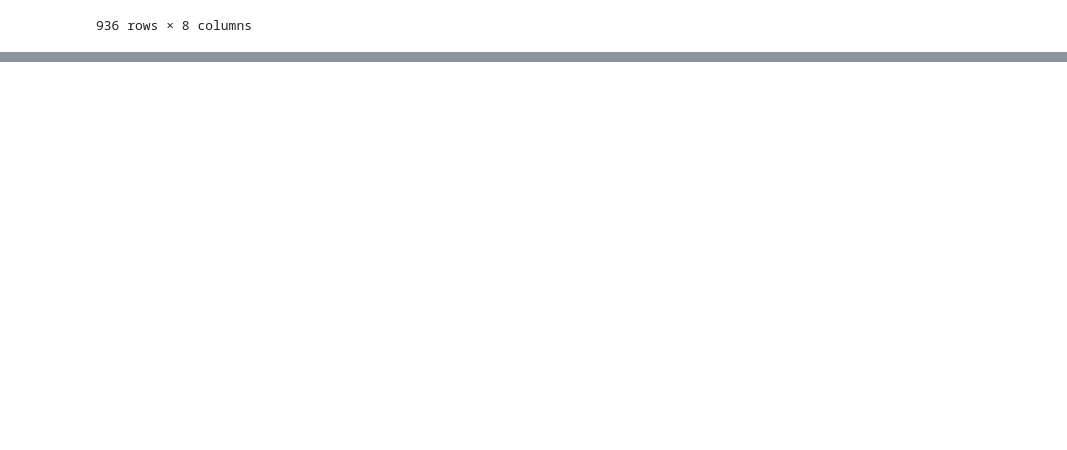
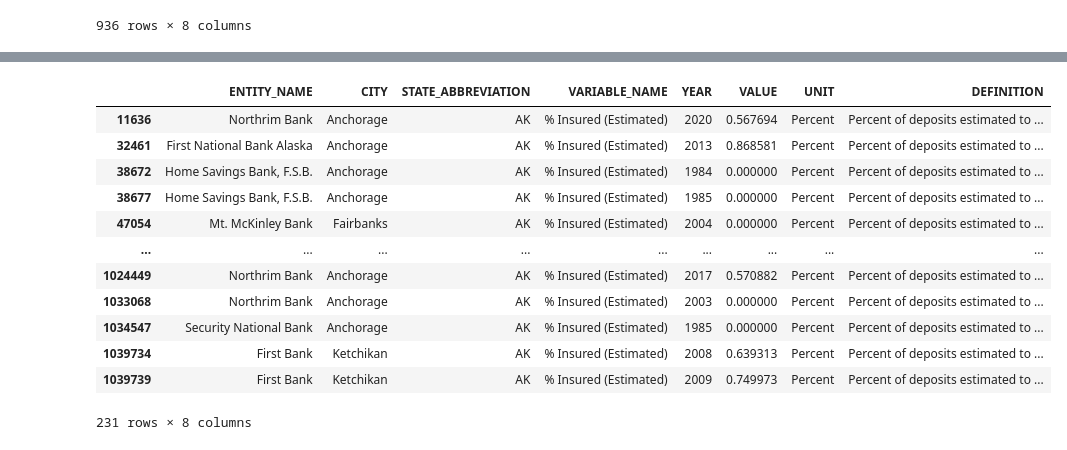
Before and after one commit to vksk0258/snowflake-streamlit, a Jupyter notebook: query.ipynb, the cells around one changed output, grey strips where cells are left out. Cells and saved outputs as stored; diff of their text form; code cells hidden in the pictures; blank space fills up the shorter version.

```diff
--- a/query.ipynb
+++ b/query.ipynb
@@ -96,0 +98,17 @@ NameError: name 'alt' is not defined
+# %%
+filtered_df_state_Insured = df_Insured[df_Insured['STATE_ABBREVIATION'] == 'AK']
+filtered_df_state_Insured
+# %% [output]
+|  | ENTITY_NAME | CITY | STATE_ABBREVIATION | VARIABLE_NAME | YEAR | VALUE | UNIT | DEFINITION |
+| 11636 | Northrim Bank | Anchorage | AK | % Insured (Estimated) | 2020 | 0.567694 | Percent | Percent of deposits estimated to ... |
+| 32461 | First National Bank Alaska | Anchorage | AK | % Insured (Estimated) | 2013 | 0.868581 | Percent | Percent of deposits estimated to ... |
+| 38672 | Home Savings Bank, F.S.B. | Anchorage | AK | % Insured (Estimated) | 1984 | 0.000000 | Percent | Percent of deposits estimated to ... |
+| 38677 | Home Savings Bank, F.S.B. | Anchorage | AK | % Insured (Estimated) | 1985 | 0.000000 | Percent | Percent of deposits estimated to ... |
+| 47054 | Mt. McKinley Bank | Fairbanks | AK | % Insured (Estimated) | 2004 | 0.000000 | Percent | Percent of deposits estimated to ... |
+| ... | ... | ... | ... | ... | ... | ... | ... | ... |
+| 1024449 | Northrim Bank | Anchorage | AK | % Insured (Estimated) | 2017 | 0.570882 | Percent | Percent of deposits estimated to ... |
+| 1033068 | Northrim Bank | Anchorage | AK | % Insured (Estimated) | 2003 | 0.000000 | Percent | Percent of deposits estimated to ... |
+| 1034547 | Security National Bank | Anchorage | AK | % Insured (Estimated) | 1985 | 0.000000 | Percent | Percent of deposits estimated to ... |
+| 1039734 | First Bank | Ketchikan | AK | % Insured (Estimated) | 2008 | 0.639313 | Percent | Percent of deposits estimated to ... |
+| 1039739 | First Bank | Ketchikan | AK | % Insured (Estimated) | 2009 | 0.749973 | Percent | Percent of deposits estimated to ... |
+231 rows × 8 columns
```
Also changed, not shown: parts of 11 cells of this notebook, 4 other files.
